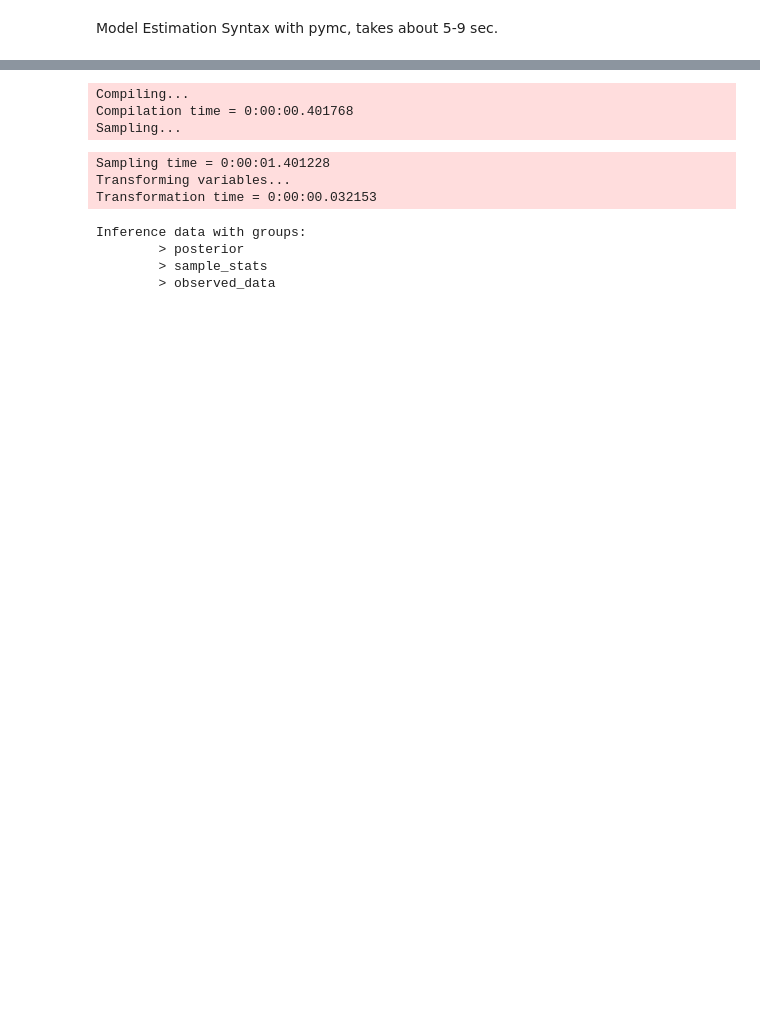
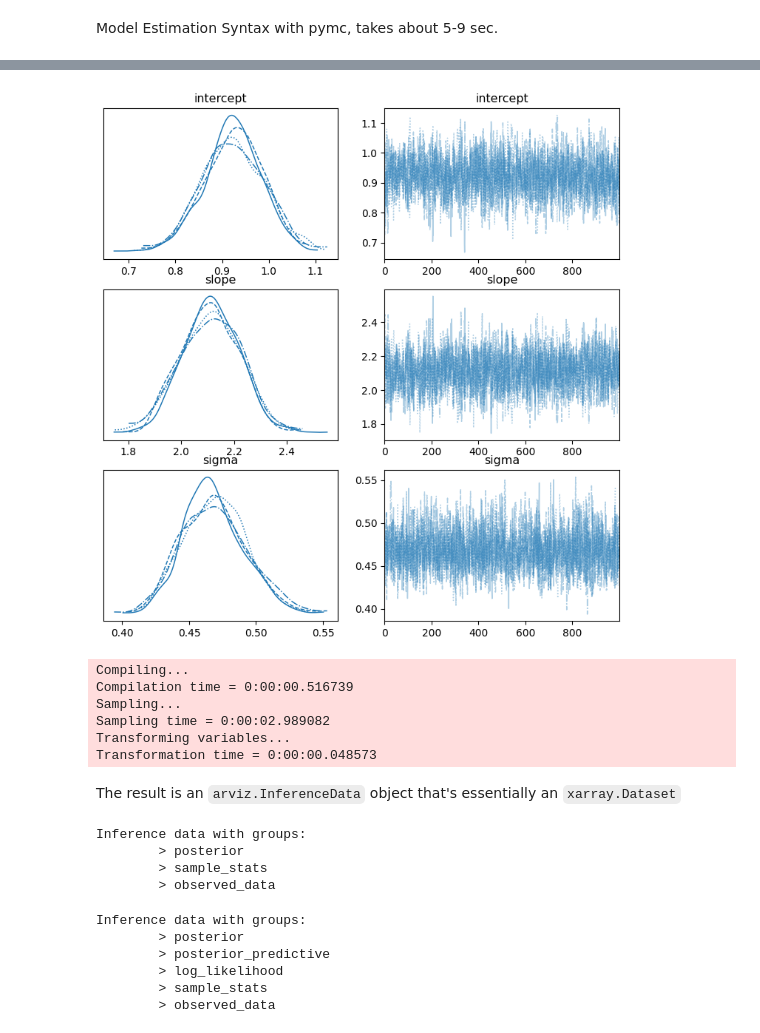
Before and after one commit to banditkings/learning-causal-impact, a Jupyter notebook: notebooks/pymc/0.0-pymc-linear_model.ipynb, the cells around one changed output, grey strips where cells are left out. Cells and saved outputs as stored; diff of their text form; code cells hidden in the pictures; blank space fills up the shorter version.

```diff
--- a/notebooks/pymc/0.0-pymc-linear_model.ipynb
+++ b/notebooks/pymc/0.0-pymc-linear_model.ipynb
@@ -78,14 +128,20 @@ We can get some speedups by using a different sampler right off the bat. For ins
+# %%
+az.plot_trace(mcmc, var_names=['intercept', 'slope', 'sigma'], figsize=(9,9));
+# %% [output]
+[figure, added]
 # %%
 with model:
     # Note: must be continuous
-    idata = pm.sample(3000, nuts_sampler='numpyro')
+    idata = pm.sample(1000, nuts_sampler='numpyro')
 # %% [output]
 Compiling...
-Compilation time = 0:00:00.401768
+Compilation time = 0:00:00.516739
 Sampling...
+Sampling time = 0:00:02.989082
+Transforming variables...
+Transformation time = 0:00:00.048573
-Sampling time = 0:00:01.401228
-Transforming variables...
-Transformation time = 0:00:00.032153
+# %% [markdown]
+The result is an `arviz.InferenceData` object that's essentially an `xarray.Dataset`
 # %%
 idata
 # %% [output]
@@ -95,0 +159,10 @@ Inference data with groups:
+# %%
+nidata = az.from_numpyro(mcmc, posterior_predictive=posterior_predictive)
+nidata
+# %% [output]
+Inference data with groups:
+        > posterior
+        > posterior_predictive
+        > log_likelihood
+        > sample_stats
+        > observed_data
```
Also changed, not shown: parts of 19 cells of this notebook, 3 other files.
